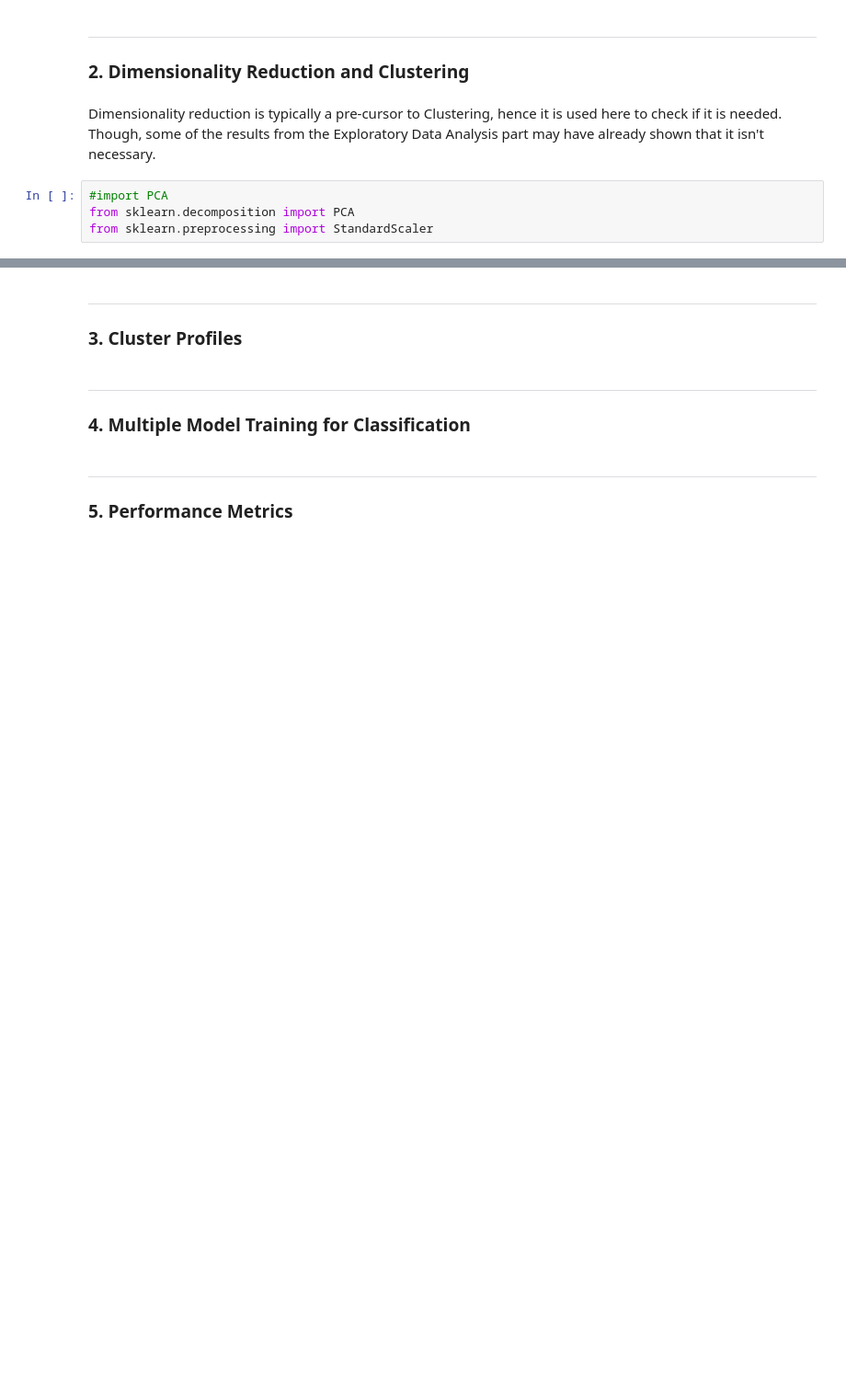
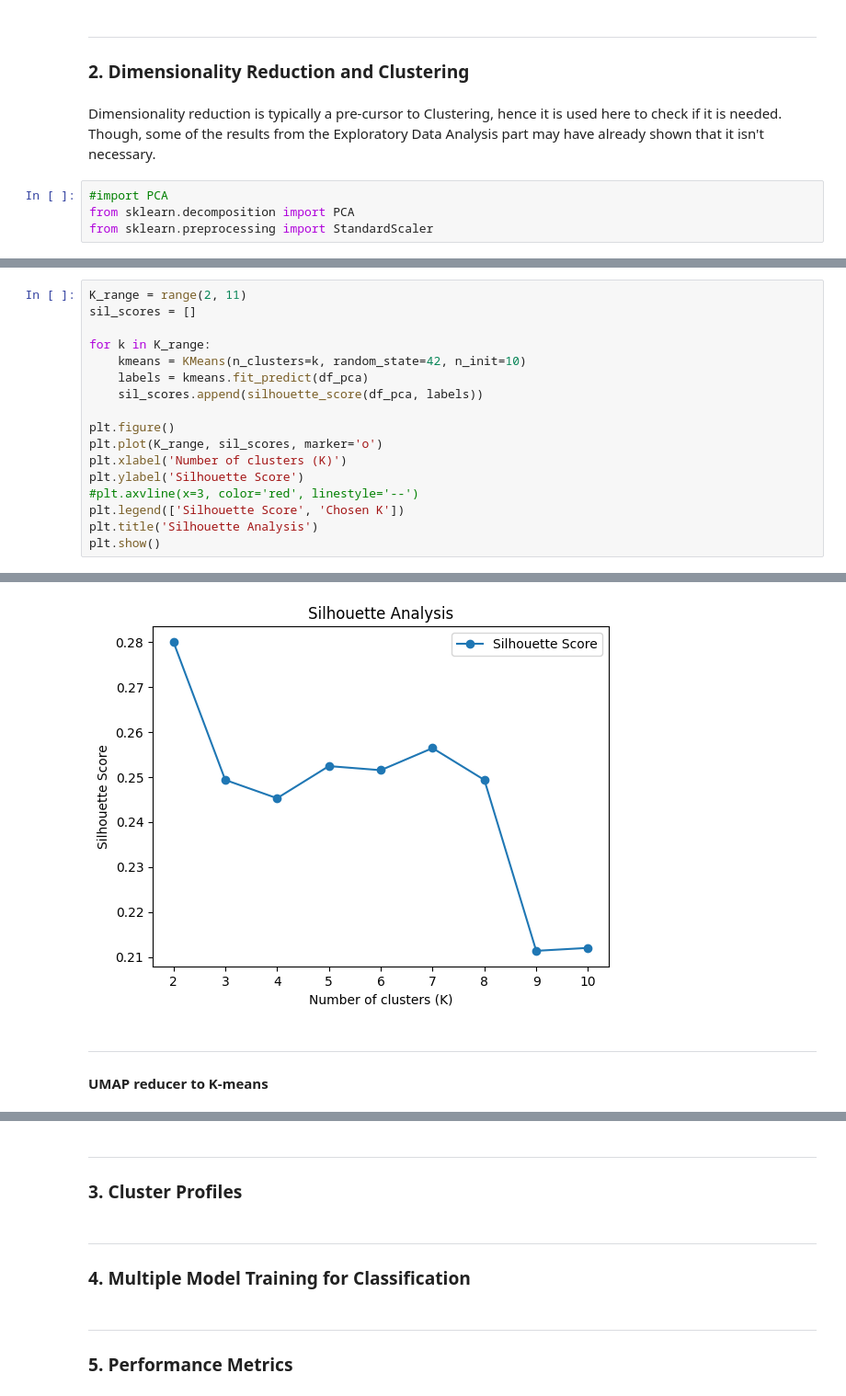
Before and after one commit to ja-ada05/ccard_ml, a Jupyter notebook: inference/cc.ipynb, the cells around one changed output, grey strips where cells are left out. Shown at 92% size. Saved outputs shown, nothing was run; the diff lists cells and outputs as text; blank space fills up the shorter version.

```diff
--- a/inference/cc.ipynb
+++ b/inference/cc.ipynb
@@ -828,0 +823,18 @@ Using K-Means clustering with all of the features yields low silhouette scores (
+# %%
+K_range = range(2, 11)
+sil_scores = []
+
+for k in K_range:
+    kmeans = KMeans(n_clusters=k, random_state=42, n_init=10)
+    labels = kmeans.fit_predict(df_pca)
+    sil_scores.append(silhouette_score(df_pca, labels))
+
+plt.figure()
+plt.plot(K_range, sil_scores, marker='o')
+plt.xlabel('Number of clusters (K)')
+plt.ylabel('Silhouette Score')
+#plt.axvline(x=3, color='red', linestyle='--')
+plt.legend(['Silhouette Score', 'Chosen K'])
+plt.title('Silhouette Analysis')
+plt.show()
+# %% [output]
@@ -829,3 +858,7 @@ Using K-Means clustering with all of the features yields low silhouette scores (
+[figure, added]
+# %% [markdown]
+---
+#### **UMAP reducer to K-means**
 # %%
 n_neighbors_list = [5, 15, 20, 30, 50]
 min_dist_list = [0, 0.1, 0.5]
```
Also changed, not shown: parts of 28 cells of this notebook.
